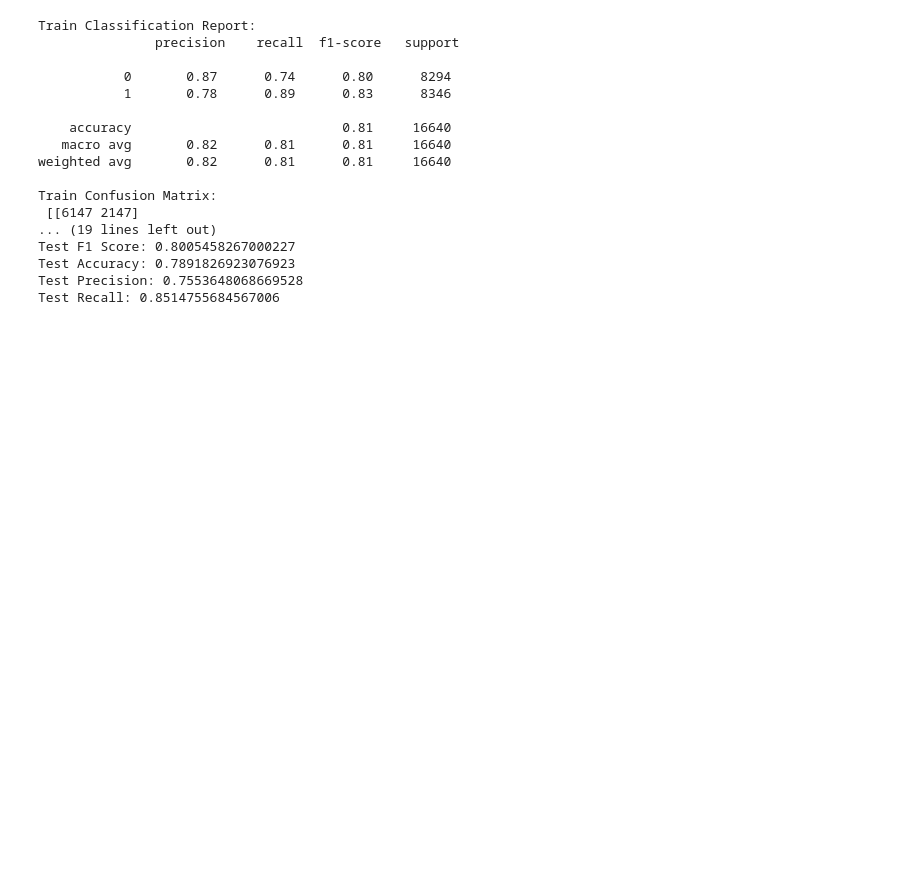
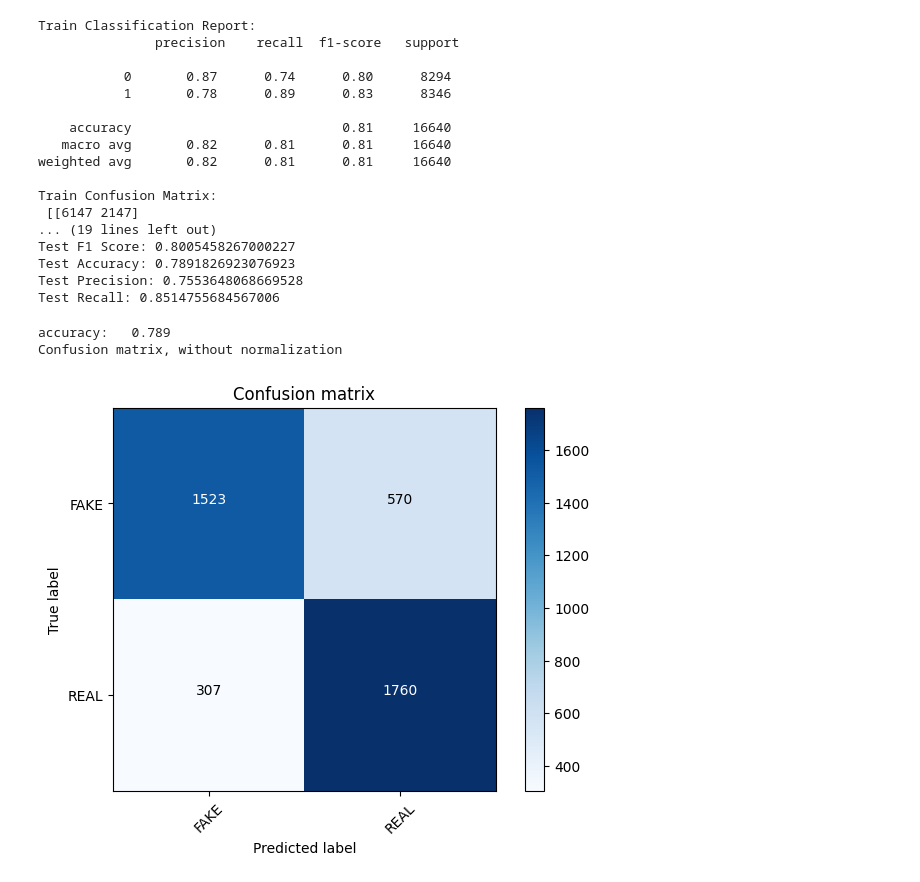
Before and after one commit to flashsss/PraktikumPengPola, a Jupyter notebook: LKP4_I_Wayan_Fajar_Surya_Negara.ipynb, the cells around one changed output. Drawn from its saved outputs; the diff is of its cells as text; code cells hidden in the pictures; blank space fills up the shorter version.

```diff
--- a/LKP4_I_Wayan_Fajar_Surya_Negara.ipynb
+++ b/LKP4_I_Wayan_Fajar_Surya_Negara.ipynb
@@ -224,7 +221,7 @@ True
 # %% [markdown]
 **Read data yang digunakan**
 # %%
-data = pd.read_csv('train.csv')
+data = pd.read_csv('./input/train.csv')
 data.head()
 # %% [output]
 |  | id | title | author | text | label |
@@ -335,0 +368,16 @@ Test Recall: 0.8514755684567006
+# %%
+classifier=BernoulliNB()
+from sklearn import metrics
+import numpy as np
+import itertools
+# %%
+classifier.fit(X_train, y_train)
+pred = classifier.predict(X_test)
+score = metrics.accuracy_score(y_test, pred)
+print("accuracy:   %0.3f" % score)
+cm = metrics.confusion_matrix(y_test, pred)
+plot_confusion_matrix(cm, classes=['FAKE', 'REAL'])
+# %% [output]
+accuracy:   0.789
+Confusion matrix, without normalization
+[figure, added]
```
Also changed, not shown: parts of 3 cells of this notebook.
